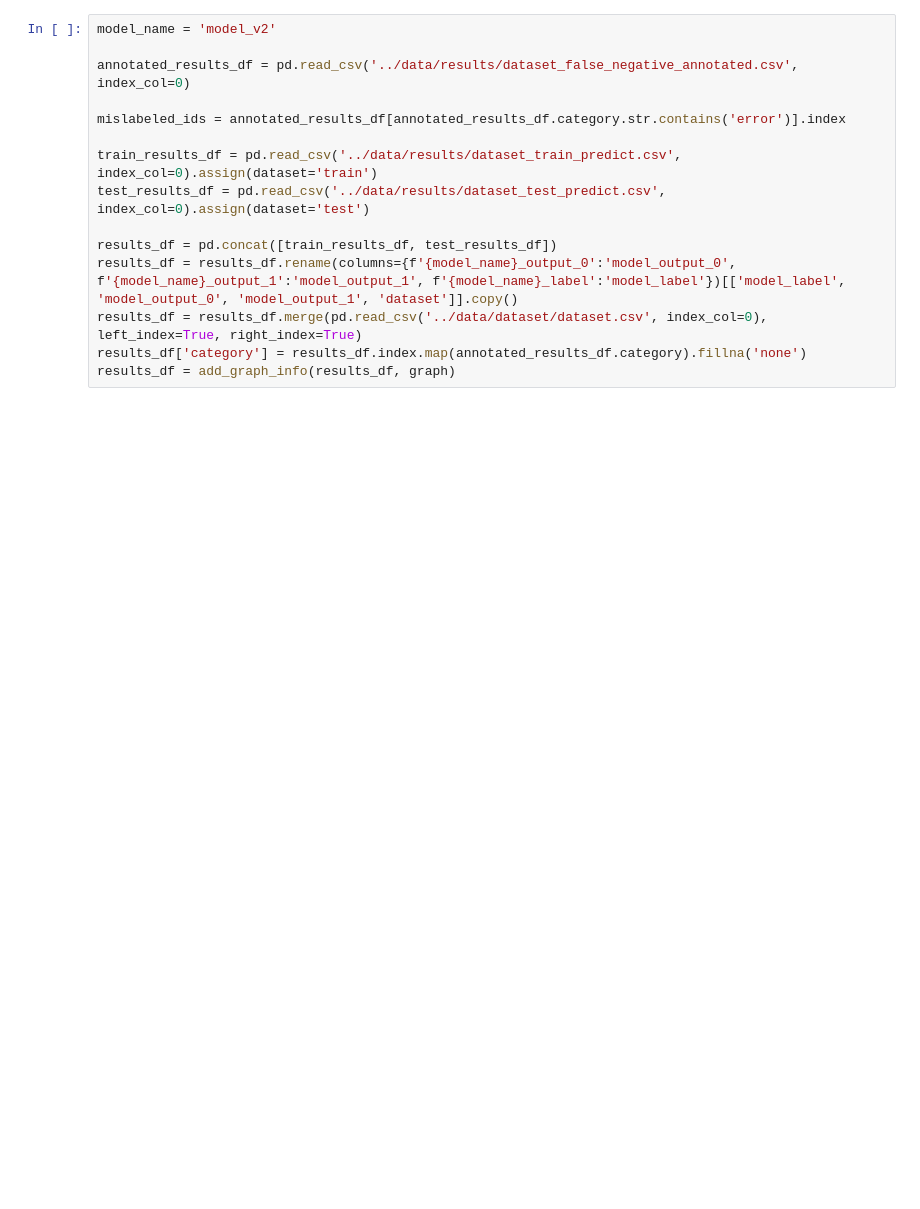
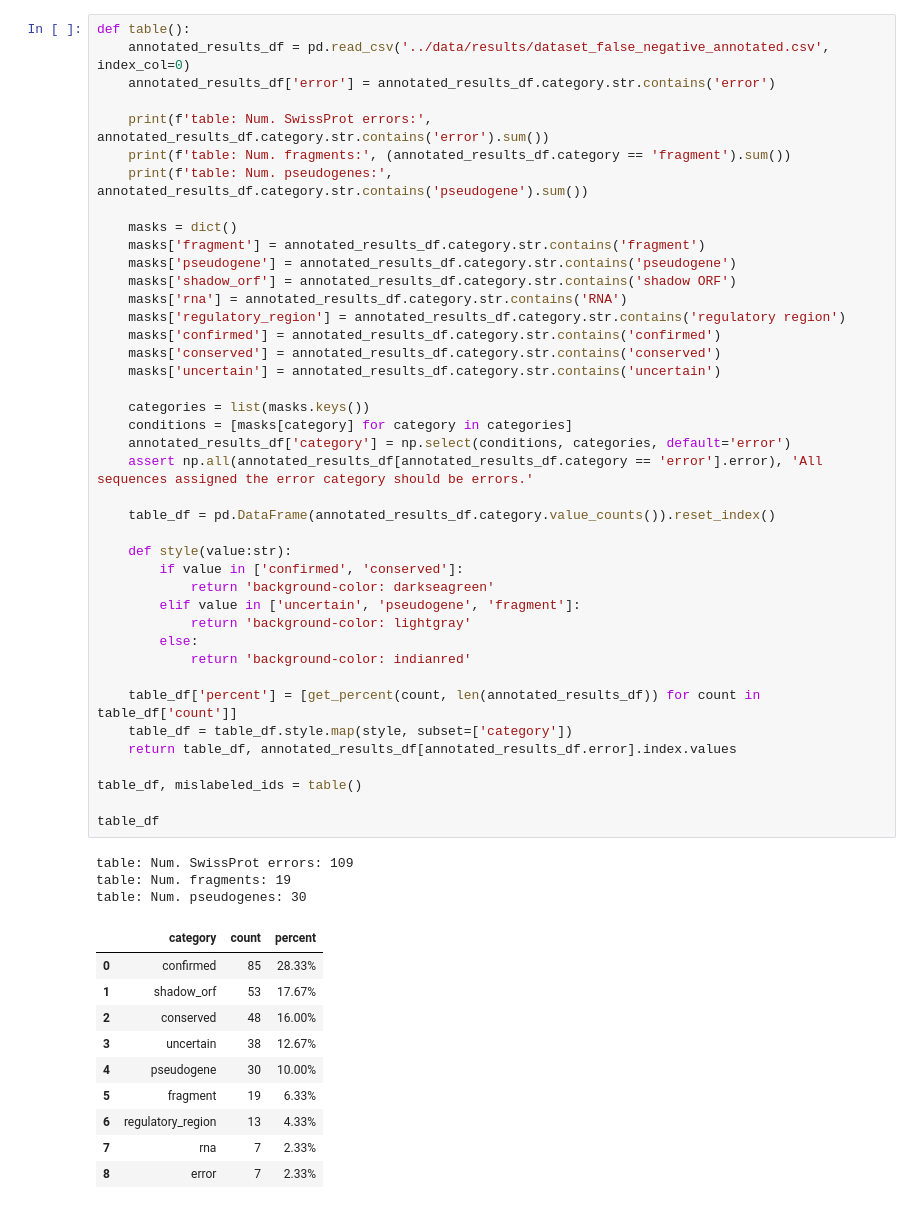
Before and after one commit to pipparichter/frugal, a Jupyter notebook: notebooks/results-1-2.ipynb, the cells around one changed output. Drawn from its saved outputs; the diff is of its cells as text; blank space fills up the shorter version.

```diff
--- a/notebooks/results-1-2.ipynb
+++ b/notebooks/results-1-2.ipynb
@@ -23,17 +25,57 @@ def add_graph_info(results_df:pd.DataFrame, graph:NeighborsGraph):
     results_df = results_df.merge(graph_info_df, right_index=True, left_index=True)
     return results_df
 # %%
-model_name = 'model_v2'
+def table():
+    annotated_results_df = pd.read_csv('../data/results/dataset_false_negative_annotated.csv', index_col=0)
+    annotated_results_df['error'] = annotated_results_df.category.str.contains('error')
 
-annotated_results_df = pd.read_csv('../data/results/dataset_false_negative_annotated.csv', index_col=0)
+    print(f'table: Num. SwissProt errors:', annotated_results_df.category.str.contains('error').sum())
+    print(f'table: Num. fragments:', (annotated_results_df.category == 'fragment').sum())
+    print(f'table: Num. pseudogenes:', annotated_results_df.category.str.contains('pseudogene').sum())
 
-mislabeled_ids = annotated_results_df[annotated_results_df.category.str.contains('error')].index
+    masks = dict()
+    masks['fragment'] = annotated_results_df.category.str.contains('fragment')
+    masks['pseudogene'] = annotated_results_df.category.str.contains('pseudogene')
+    masks['shadow_orf'] = annotated_results_df.category.str.contains('shadow ORF')
+    masks['rna'] = annotated_results_df.category.str.contains('RNA')
+    masks['regulatory_region'] = annotated_results_df.category.str.contains('regulatory region')
+    masks['confirmed'] = annotated_results_df.category.str.contains('confirmed')
+    masks['conserved'] = annotated_results_df.category.str.contains('conserved')
+    masks['uncertain'] = annotated_results_df.category.str.contains('uncertain')
 
-train_results_df = pd.read_csv('../data/results/dataset_train_predict.csv', index_col=0).assign(dataset='train')
-test_results_df = pd.read_csv('../data/results/dataset_test_predict.csv', index_col=0).assign(dataset='test')
+    categories = list(masks.keys())
+    conditions = [masks[category] for category in categories]
+    annotated_results_df['category'] = np.select(conditions, categories, default='error')
+    assert np.all(annotated_results_df[annotated_results_df.category == 'error'].error), 'All sequences assigned the error category should be errors.'
 
-results_df = pd.concat([train_results_df, test_results_df])
-results_df = results_df.rename(columns={f'{model_name}_output_0':'model_output_0', f'{model_name}_output_1':'model_output_1', f'{model_name}_label':'model_label'})[['model_label', 'model_output_0', 'model_output_1', 'dataset']].copy()
-results_df = results_df.merge(pd.read_csv('../data/dataset/dataset.csv', index_col=0), left_index=True, right_index=True)
-results_df['category'] = results_df.index.map(annotated_results_df.category).fillna('none')
-results_df = add_graph_info(results_df, graph)
+    table_df = pd.DataFrame(annotated_results_df.category.value_counts()).reset_index()
+
+    def style(value:str):
+        if value in ['confirmed', 'conserved']:
+            return 'background-color: darkseagreen'
+        elif value in ['uncertain', 'pseudogene', 'fragment']:
+            return 'background-color: lightgray'
+        else:
+            return 'background-color: indianred'
+
+    table_df['percent'] = [get_percent(count, len(annotated_results_df)) for count in table_df['count']]
+    table_df = table_df.style.map(style, subset=['category'])
+    return table_df, annotated_results_df[annotated_results_df.error].index.values
+
+table_df, mislabeled_ids = table()
+
+table_df
+# %% [output]
+table: Num. SwissProt errors: 109
+table: Num. fragments: 19
+table: Num. pseudogenes: 30
+|  | category | count | percent |
+| 0 | confirmed | 85 | 28.33% |
+| 1 | shadow_orf | 53 | 17.67% |
+| 2 | conserved | 48 | 16.00% |
+| 3 | uncertain | 38 | 12.67% |
+| 4 | pseudogene | 30 | 10.00% |
+| 5 | fragment | 19 | 6.33% |
+| 6 | regulatory_region | 13 | 4.33% |
+| 7 | rna | 7 | 2.33% |
+| 8 | error | 7 | 2.33% |
```
Also changed, not shown: parts of 13 cells of this notebook, 39 other files.
